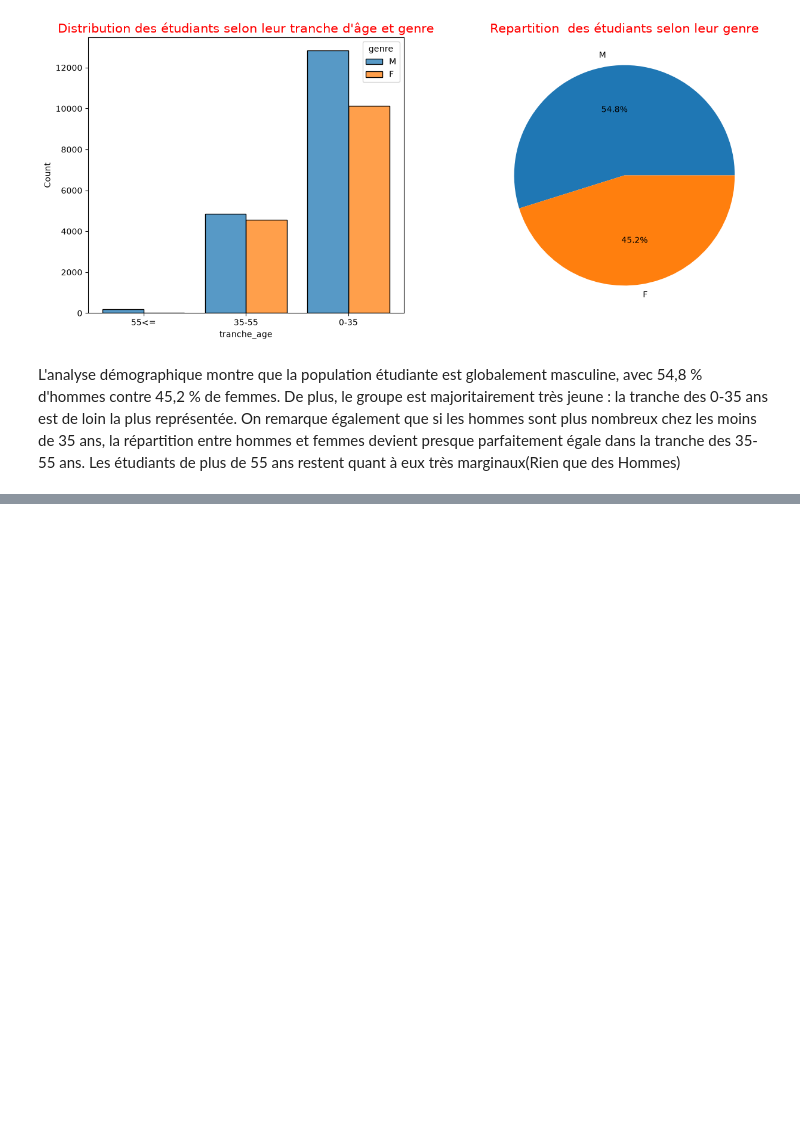
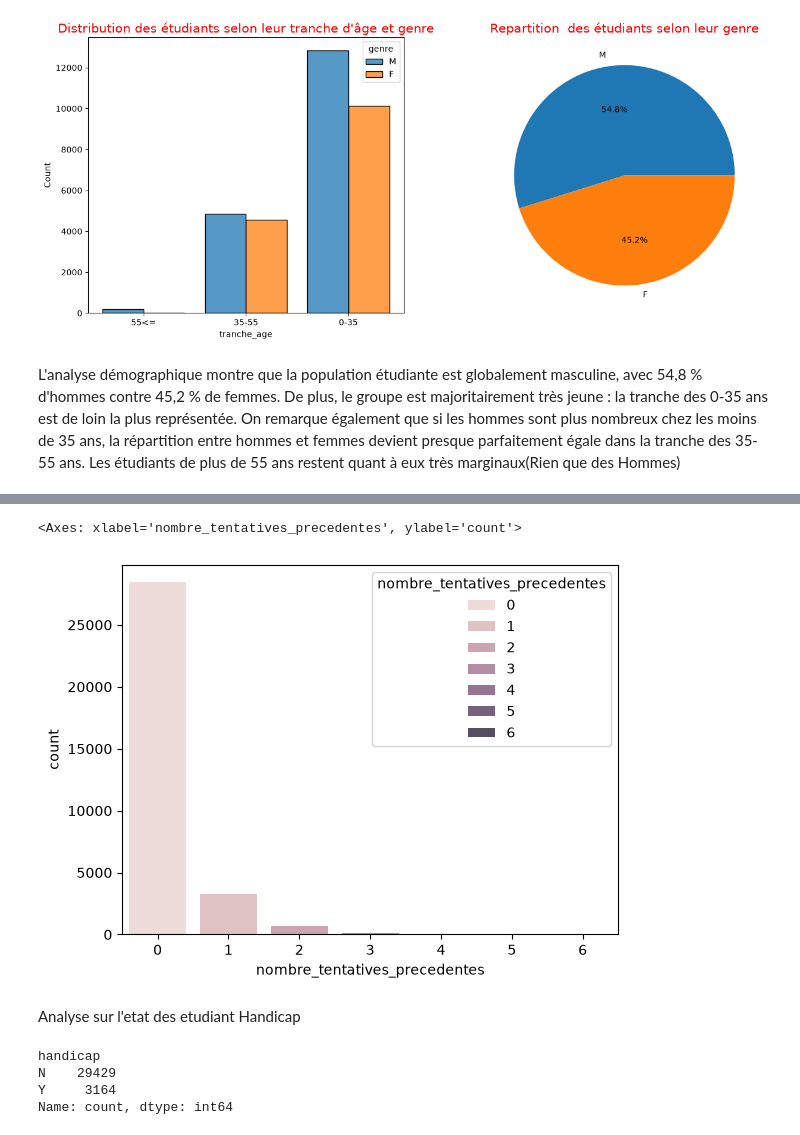
Before and after one commit to SAKPANI/Student-Success-Analytics, a Jupyter notebook: Student-Success-Analytics.ipynb, the cells around one changed output, grey strips where cells are left out. Saved outputs shown, nothing was run; the diff lists cells and outputs as text; code cells hidden in the pictures; blank space fills up the shorter version.

Commit message:
Fin d'analyse et visualisation du dataset profil etudiant

```diff
--- a/Student-Success-Analytics.ipynb
+++ b/Student-Success-Analytics.ipynb
@@ -487,0 +511,15 @@ L'analyse démographique montre que la population étudiante est globalement mas
+# %%
+#Representaton graphique
+sns.countplot(data =profil_etudiants, x = "nombre_tentatives_precedentes", hue = "nombre_tentatives_precedentes", alpha = 0.8)
+# %% [output]
+<Axes: xlabel='nombre_tentatives_precedentes', ylabel='count'>
+[figure, added]
+# %% [markdown]
+Analyse sur l'etat des etudiant Handicap
+# %%
+profil_etudiants["handicap"].value_counts()
+# %% [output]
+handicap
+N    29429
+Y     3164
+Name: count, dtype: int64
```
Also changed, not shown: parts of 16 cells of this notebook.
